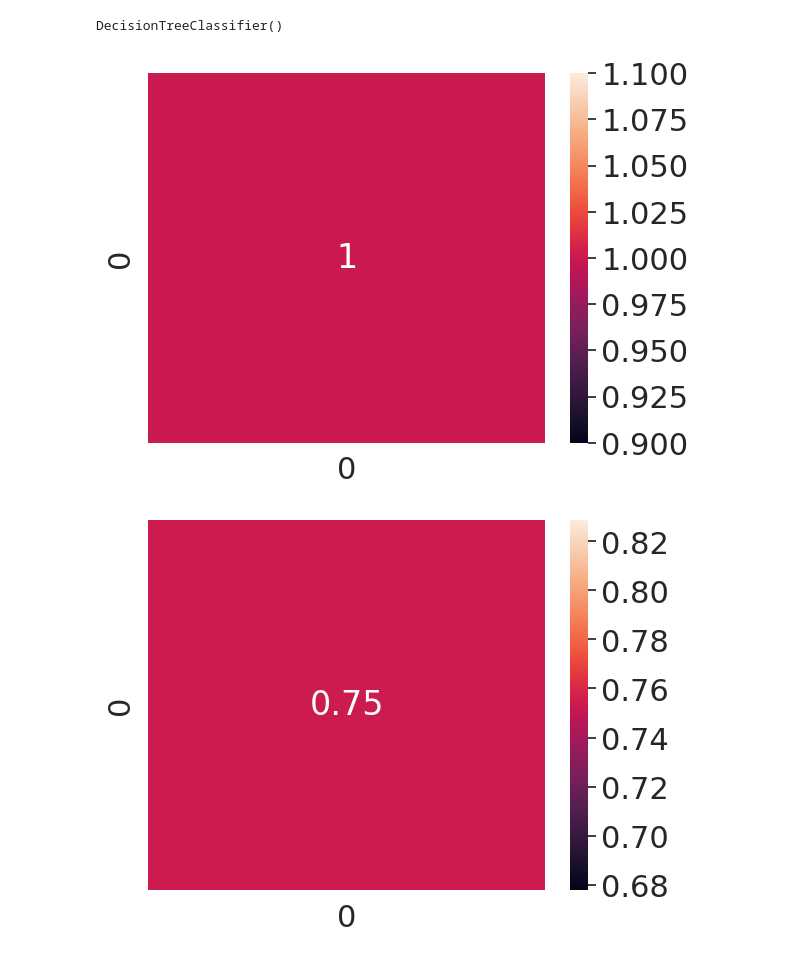
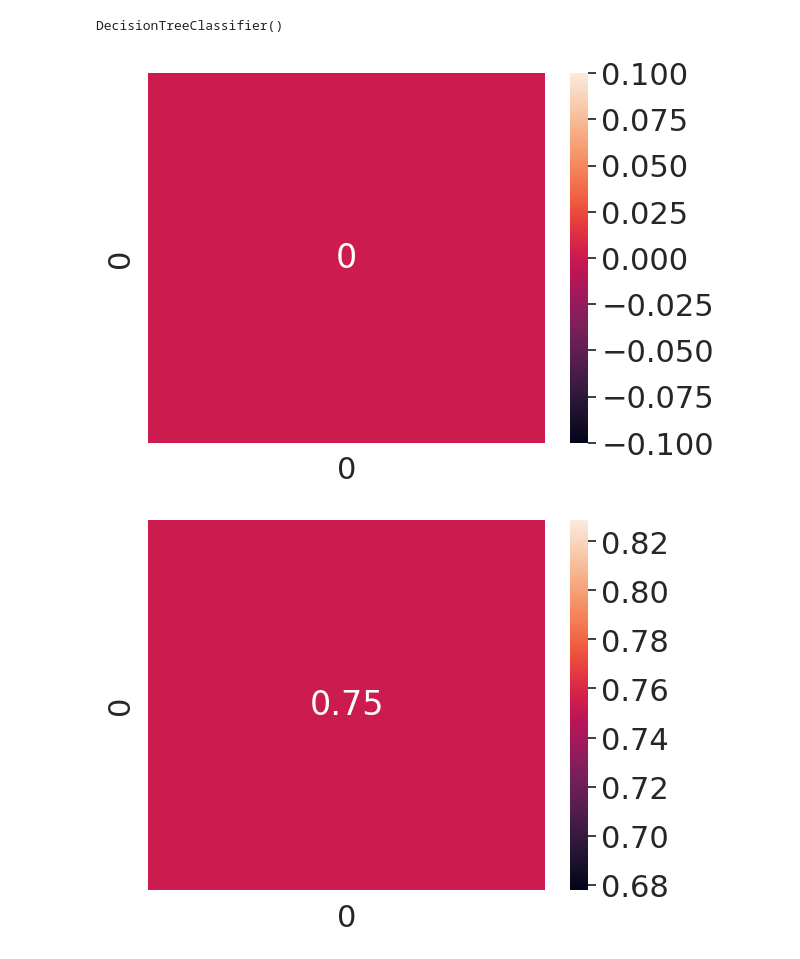
Before and after one commit to Juscostajr/analise-de-dados-turma-2023, a Jupyter notebook: Aula5.ipynb, the cells around one changed output. Saved outputs shown, nothing was run; the diff lists cells and outputs as text; code cells hidden in the pictures.

```diff
--- a/Aula5.ipynb
+++ b/Aula5.ipynb
@@ -169,24 +187,24 @@ y_pred = arvore.predict(X_test)
 # %%
 novo_df = pd.DataFrame(
         [
               {
                 'Pregnancies': 4,
-                'Glucose':	580,
+                'Glucose':	40, #experimente subir esse parâmetro para 500
                 'BloodPressure': 76,
                 'SkinThickness': 30,
                 'Insulin': 80,
                 'BMI': 25,
                 'DiabetesPedigreeFunction': 0.242,
                 'Age'	: 35
             }
 
         ]
     )
 
 
 show_box(arvore.predict(novo_df)[0])
 # %% [output]
-[figure, old version]
+[figure, new version]
 # %%
 accuracy = accuracy_score(y_test, y_pred)
 
```
Also changed, not shown: parts of 10 cells of this notebook.
